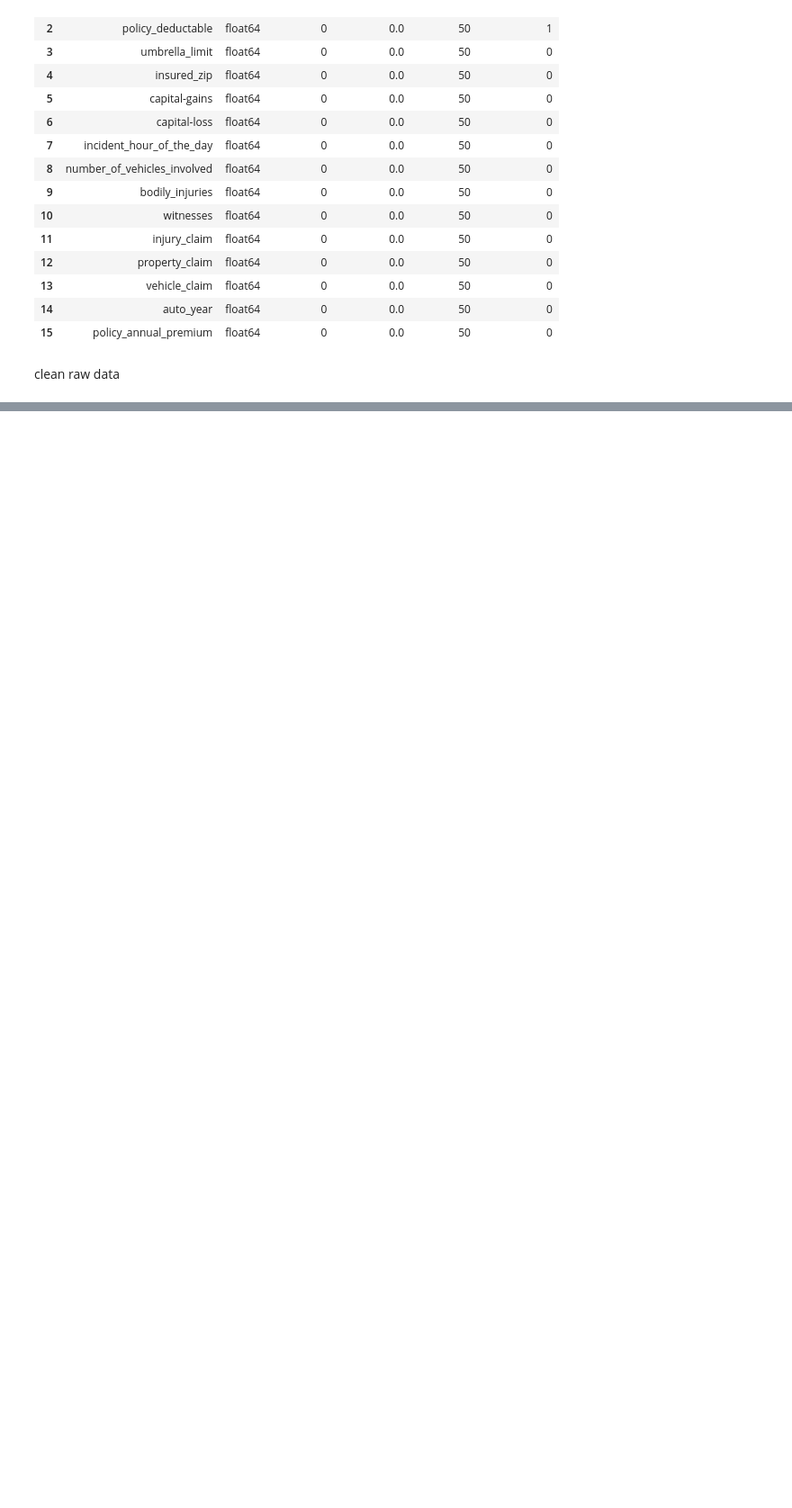
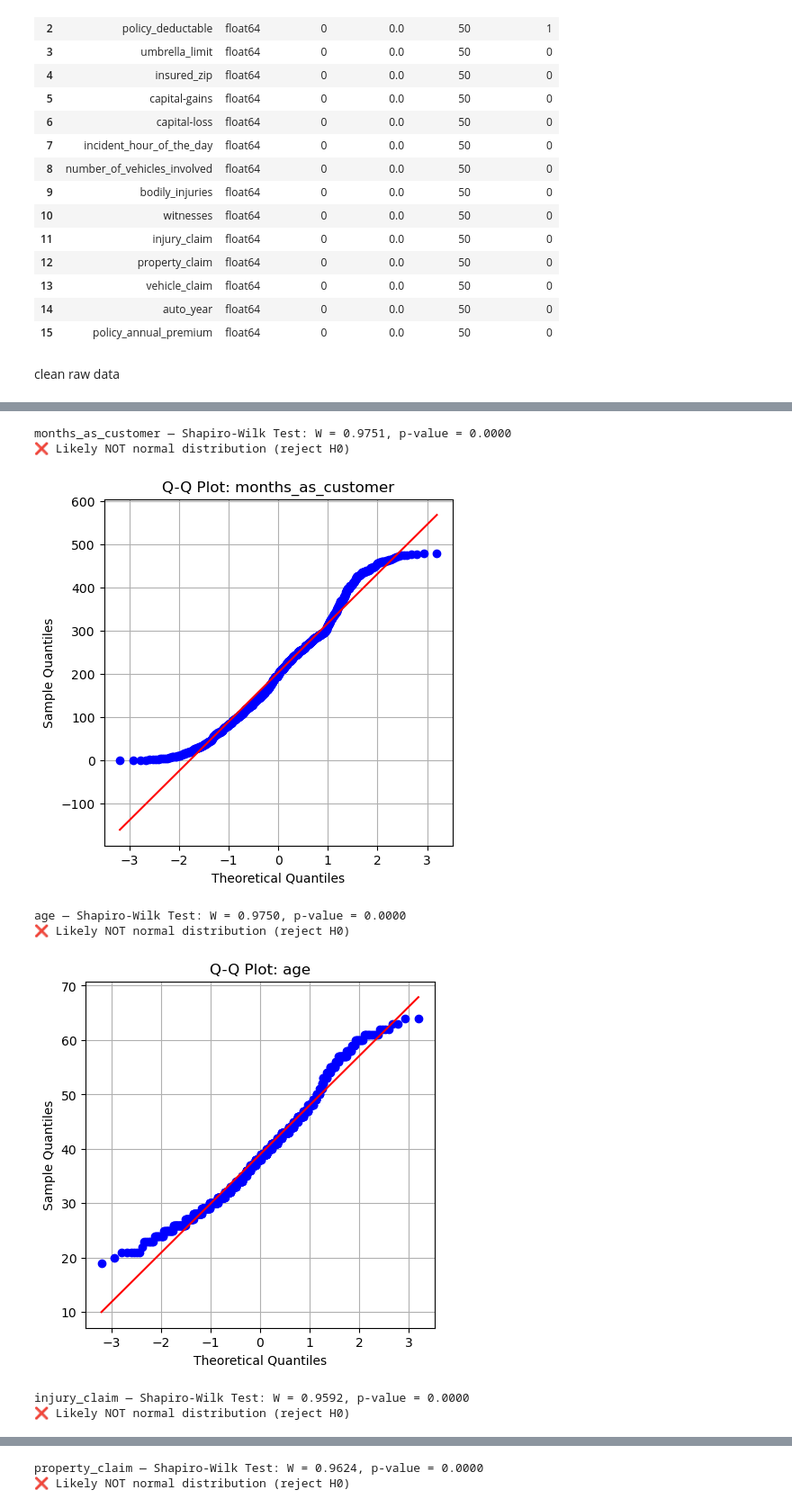
Before and after one commit to inkkuli/fraud_Insurance, a Jupyter notebook: fraud.ipynb, the cells around one changed output, grey strips where cells are left out. Shown at 90% size. Saved outputs shown, nothing was run; the diff lists cells and outputs as text; code cells hidden in the pictures; blank space fills up the shorter version.

```diff
--- a/fraud.ipynb
+++ b/fraud.ipynb
@@ -370,11 +369,13 @@ columns = pd.read_csv('int_to_mockup.csv', dtype=str).columns.tolist()
 # สร้าง mockup ข้อมูลพื้นฐาน
 np.random.seed(42)
 n = 100  # จำนวน row
-df_mockup = pd.DataFrame({col: np.random.randint(10, 1000, n) for col in columns})
+df_mockup = pd.DataFrame(
+    {col: np.random.randint(10, 1000, n) for col in columns})
 
 #  1. แทรก NaN 5% ในแต่ละคอลัมน์
 for col in df_mockup.columns:
-    nan_indices = np.random.choice(df_mockup.index, size=int(0.05 * n), replace=False)
+    nan_indices = np.random.choice(
+        df_mockup.index, size=int(0.05 * n), replace=False)
     df_mockup.loc[nan_indices, col] = np.nan
 
 #  2. เพิ่ม duplicated row (เช่น 3 rows)
@@ -499,0 +512,45 @@ summary
+# %%
+
+
+def check_all_columns_normality(df):
+    """
+    ตรวจสอบการแจกแจงปกติของทุกคอลัมน์ที่เป็นตัวเลขใน df
+    - ใช้ Shapiro-Wilk Test
+    - แสดง Q-Q Plot
+    """
+    numeric_cols = df.select_dtypes(include=['int', 'float']).columns
+
+    for col in numeric_cols:
+        data = df[col].dropna()
+        if len(data) < 3:
+            print(f"⚠️ Column '{col}' has too few data points for testing.\n")
+            continue
+
+        # Shapiro-Wilk Test
+        stat, p = stats.shapiro(data)
+        print(f"{col} — Shapiro-Wilk Test: W = {stat:.4f}, p-value = {p:.4f}")
+        if p > 0.05:
+            print("✅ Likely normal distribution (fail to reject H0)")
+        else:
+            print("❌ Likely NOT normal distribution (reject H0)")
+
+        # Q-Q Plot
+        plt.figure(figsize=(5, 5))
+        stats.probplot(data, dist="norm", plot=plt)
+        plt.title(f"Q-Q Plot: {col}")
+        plt.xlabel("Theoretical Quantiles")
+        plt.ylabel("Sample Quantiles")
+        plt.grid(True)
+        plt.show()
+# %%
+summary = check_all_columns_normality(df_cleaned)
+summary
+# %% [output]
+months_as_customer — Shapiro-Wilk Test: W = 0.9751, p-value = 0.0000
+❌ Likely NOT normal distribution (reject H0)
+[figure, added]
+age — Shapiro-Wilk Test: W = 0.9750, p-value = 0.0000
+❌ Likely NOT normal distribution (reject H0)
+[figure, added]
+injury_claim — Shapiro-Wilk Test: W = 0.9592, p-value = 0.0000
+❌ Likely NOT normal distribution (reject H0)
@@ -499,0 +558,2 @@ summary
+property_claim — Shapiro-Wilk Test: W = 0.9624, p-value = 0.0000
+❌ Likely NOT normal distribution (reject H0)
```
Also changed, not shown: parts of 49 cells of this notebook, 1 other file.
